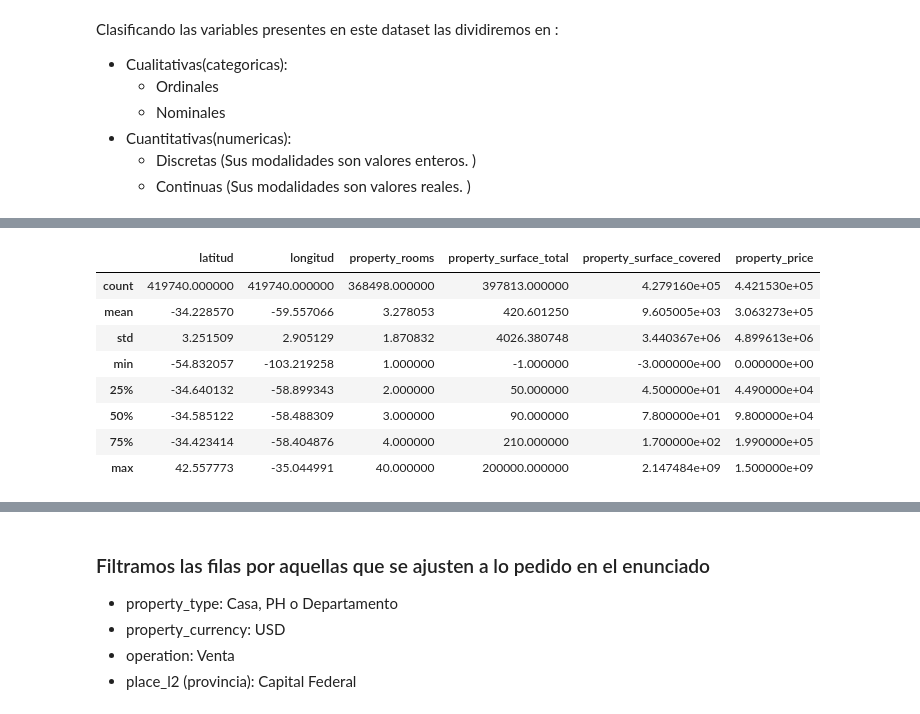
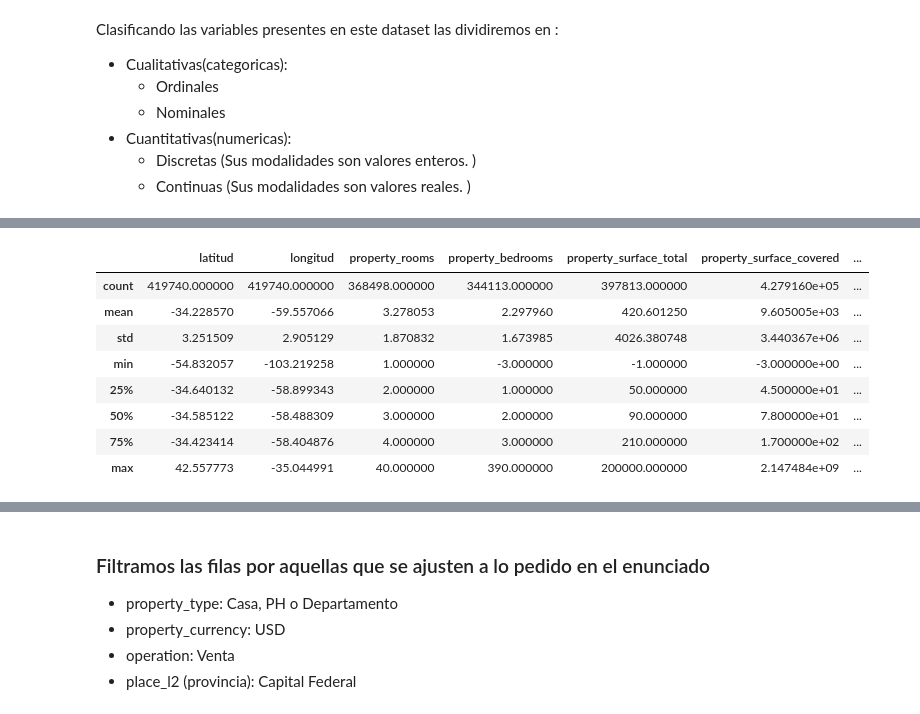
Before and after one commit to MiguelV5/7506-Organizacion_de_datos, a Jupyter notebook: TP1/7506R_2C2022_GRUPO3.ipynb, the cells around one changed output, grey strips where cells are left out. Cells and saved outputs as stored; diff of their text form; code cells hidden in the pictures.

```diff
--- a/TP1/7506R_2C2022_GRUPO3.ipynb
+++ b/TP1/7506R_2C2022_GRUPO3.ipynb
@@ -105,20 +165,21 @@ Las variables cuantitativas vemos del analisis que son:
 # %%
 variables_cuantitativas = [
     'latitud',
     'longitud',
     'property_rooms',
+    'property_bedrooms',
     'property_surface_total',
     'property_surface_covered',
     'property_price'
     ]
 ds[variables_cuantitativas].describe()
 # %% [output]
-|  | latitud | longitud | property_rooms | property_surface_total | property_surface_covered | property_price |
-| count | 419740.000000 | 419740.000000 | 368498.000000 | 397813.000000 | 4.279160e+05 | 4.421530e+05 |
-| mean | -34.228570 | -59.557066 | 3.278053 | 420.601250 | 9.605005e+03 | 3.063273e+05 |
-| std | 3.251509 | 2.905129 | 1.870832 | 4026.380748 | 3.440367e+06 | 4.899613e+06 |
-| min | -54.832057 | -103.219258 | 1.000000 | -1.000000 | -3.000000e+00 | 0.000000e+00 |
-| 25% | -34.640132 | -58.899343 | 2.000000 | 50.000000 | 4.500000e+01 | 4.490000e+04 |
-| 50% | -34.585122 | -58.488309 | 3.000000 | 90.000000 | 7.800000e+01 | 9.800000e+04 |
-| 75% | -34.423414 | -58.404876 | 4.000000 | 210.000000 | 1.700000e+02 | 1.990000e+05 |
-| max | 42.557773 | -35.044991 | 40.000000 | 200000.000000 | 2.147484e+09 | 1.500000e+09 |
+|  | latitud | longitud | property_rooms | property_bedrooms | property_surface_total | property_surface_covered | ... |
+| count | 419740.000000 | 419740.000000 | 368498.000000 | 344113.000000 | 397813.000000 | 4.279160e+05 | ... |
+| mean | -34.228570 | -59.557066 | 3.278053 | 2.297960 | 420.601250 | 9.605005e+03 | ... |
+| std | 3.251509 | 2.905129 | 1.870832 | 1.673985 | 4026.380748 | 3.440367e+06 | ... |
+| min | -54.832057 | -103.219258 | 1.000000 | -3.000000 | -1.000000 | -3.000000e+00 | ... |
+| 25% | -34.640132 | -58.899343 | 2.000000 | 1.000000 | 50.000000 | 4.500000e+01 | ... |
+| 50% | -34.585122 | -58.488309 | 3.000000 | 2.000000 | 90.000000 | 7.800000e+01 | ... |
+| 75% | -34.423414 | -58.404876 | 4.000000 | 3.000000 | 210.000000 | 1.700000e+02 | ... |
+| max | 42.557773 | -35.044991 | 40.000000 | 390.000000 | 200000.000000 | 2.147484e+09 | ... |
```
Also changed, not shown: parts of 48 cells of this notebook, 1 other file.
